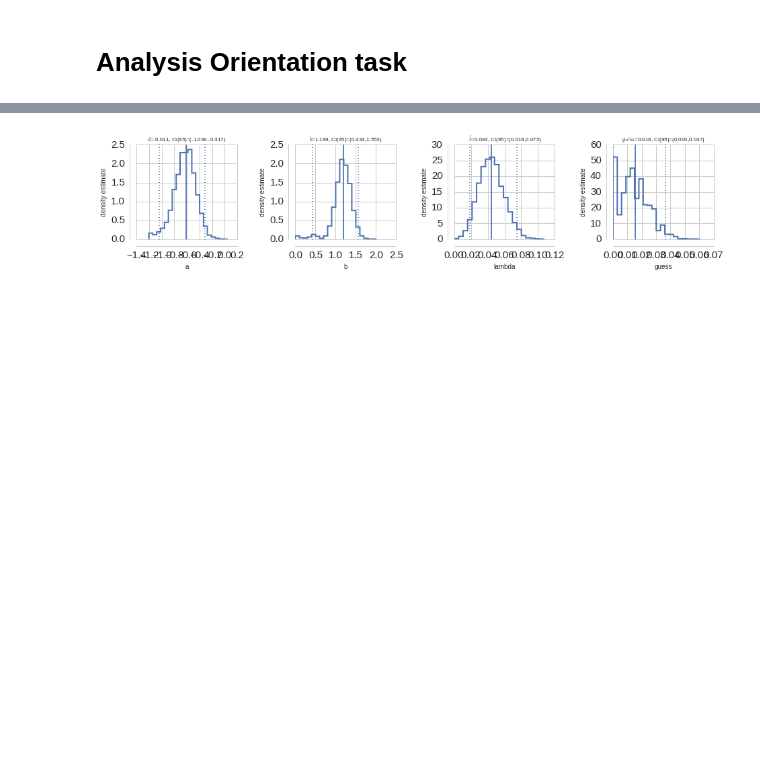
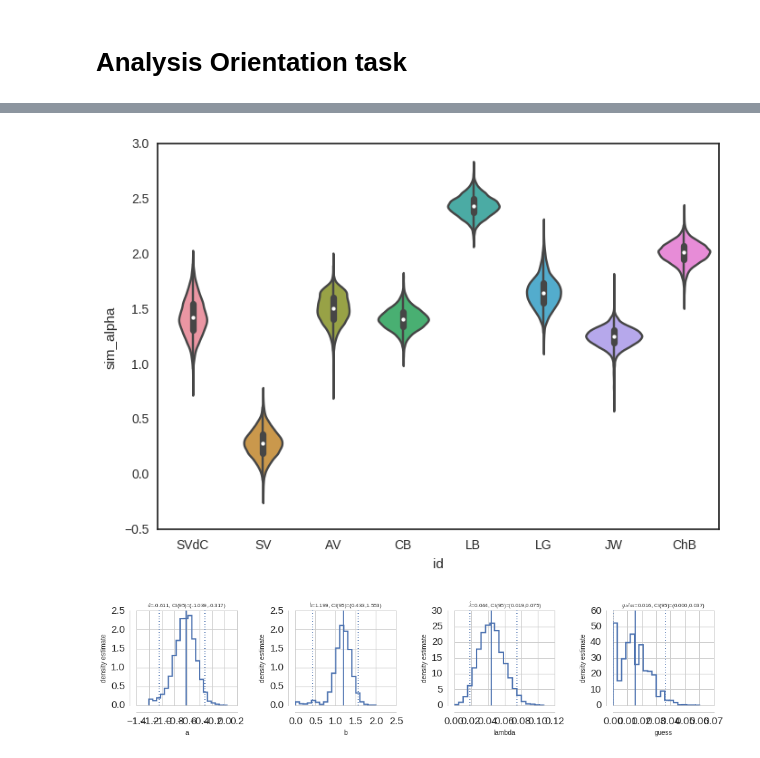
Before and after one commit to hoenir/DiNoASD, a Jupyter notebook: analysis/AnalysisDiNoASD.ipynb, the cells around one changed output, grey strips where cells are left out. Saved outputs shown, nothing was run; the diff lists cells and outputs as text; code cells hidden in the pictures; blank space fills up the shorter version.

```diff
--- a/analysis/AnalysisDiNoASD.ipynb
+++ b/analysis/AnalysisDiNoASD.ipynb
@@ -1155,3 +1215,8 @@ plt.ylabel('Proportion stimulus chosen');
+# %%
+sns.violinplot(x="id", y="sim_alpha", data=dfsamp.loc[dfsamp.condition=='bias_single'],
+               inner="box");
+# %% [output]
+[figure, added]
 # %%
 pypsi.ParameterPlot(pfit_results[0]);
 pypsi.ParameterPlot(pfit_results[1]);
```
Also changed, not shown: parts of 8 cells of this notebook.
